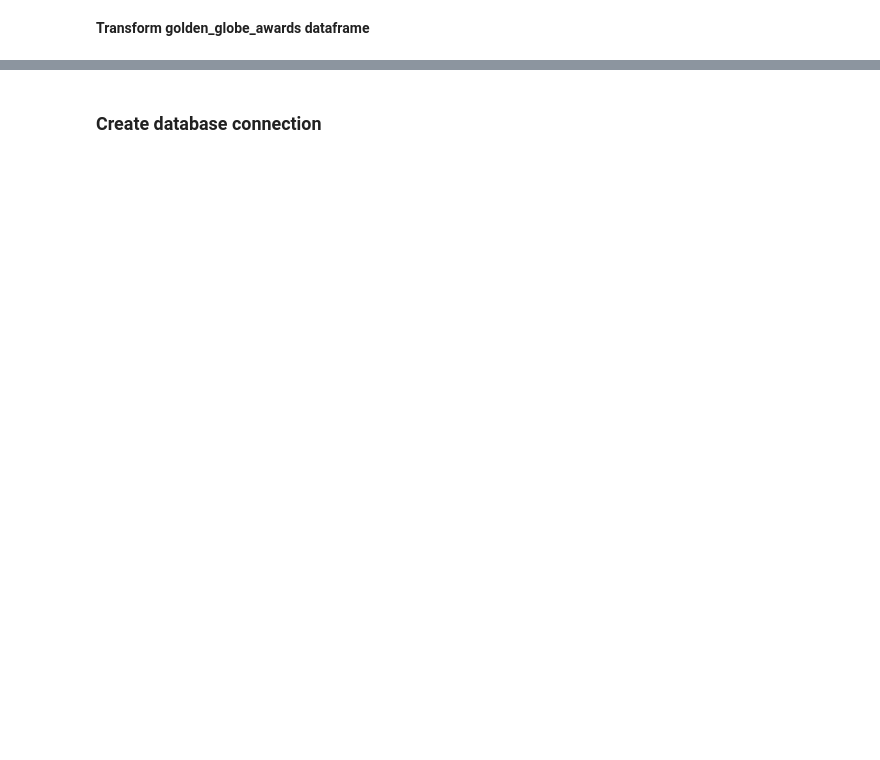
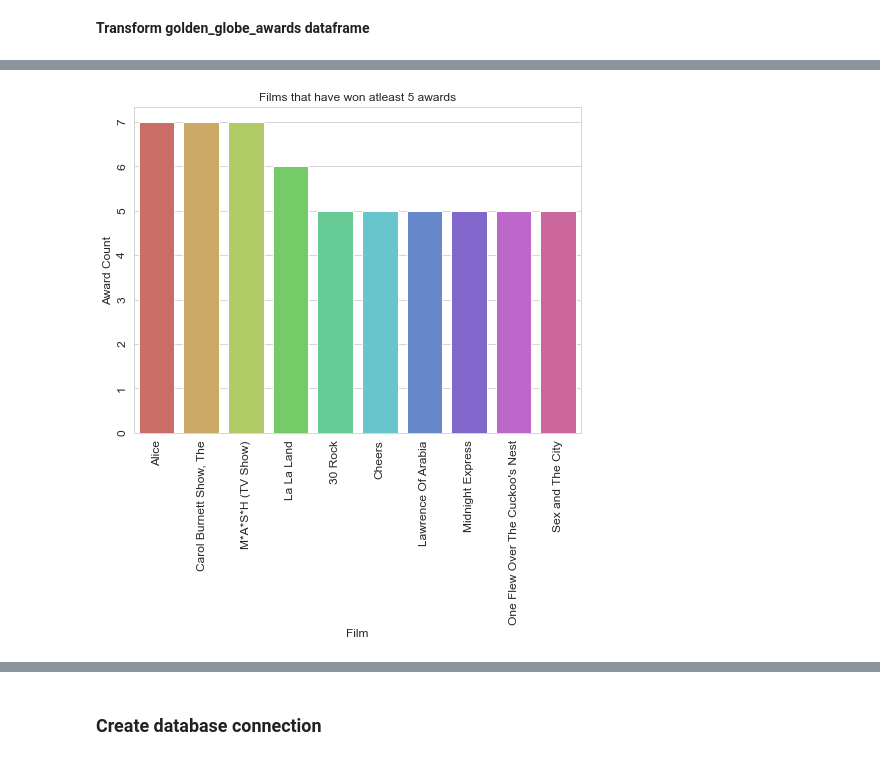
Before and after one commit to itsnameeta/Project-2-ETL, a Jupyter notebook: movies_etl.ipynb, the cells around one changed output, grey strips where cells are left out. Cells and saved outputs as stored; diff of their text form; code cells hidden in the pictures; blank space fills up the shorter version.

```diff
--- a/movies_etl.ipynb
+++ b/movies_etl.ipynb
@@ -86,11 +119,12 @@ IMDb_ratings_tIMDb_ratings_transformed.to_csv('IMDb_ratings_transformed.csv')
 # %% [markdown]
 **Transform golden_globe_awards dataframe**
 # %%
+# Create a filtered dataframe from specific columns
 gg_cols = ["year_film","year_award","category","nominee","film","win"]
 Golden_globe_transformed = gg_awards_df[gg_cols].copy()
 
 #Golden_globe_transformed = gg_awards_df.loc[gg_awards_df["win"] != False]
-
+# Rename the column headers
 Golden_globe_transformed = pd.DataFrame({"movie_title":Golden_globe_transformed["film"],
                                          "nominee":Golden_globe_transformed["nominee"],
                                          "category": Golden_globe_transformed["category"],
@@ -99,7 +133,7 @@ Golden_globe_transformed = pd.DataFrame({"movie_title":Golden_globe_transformed[
                                         "win":Golden_globe_transformed["win"]
                                        })
 
+# Clean the data by dropping nulls
+Golden_globe_transformed = Golden_globe_transformed.dropna()
+Golden_globe_transformed.to_csv('data/Golden_globe_transformed.csv')
 Golden_globe_transformed.tail()
-
-IMDb_ratings_transformed.head()
-Golden_globe_transformed.to_csv('Golden_globe_transformed.csv')
@@ -115,0 +168,22 @@ Golden_globe_transformed.to_csv('Golden_globe_transformed.csv')
+# %%
+# Film/ TV Nominations that won atleast 5 awards
+
+more_5_films = Golden_globe_transformed.groupby('movie_title')['win'].sum()
+more_5_films = more_5_films.reset_index()
+more_5_films = more_5_films[more_5_films['win'] >= 5].sort_values(ascending=False, by='win')
+
+plt.figure(figsize=(8,6))
+sns.set_style('whitegrid')
+sns.barplot(x='movie_title', y='win', data=more_5_films, palette='hls')
+plt.title('Films that have won atleast 5 awards', fontsize=12)
+plt.xlabel('Film', fontsize=12)
+
+plt.ylabel('Award Count', fontsize=12)
+plt.xticks(rotation=90, fontsize=12)
+plt.yticks(rotation=90, fontsize=12)
+plt.savefig("Visualisations/Films that have won atleast 5 awards.png")
+
+
+plt.show()
+# %% [output]
+[figure, added]
```
Also changed, not shown: parts of 22 cells of this notebook, 32 other files.
